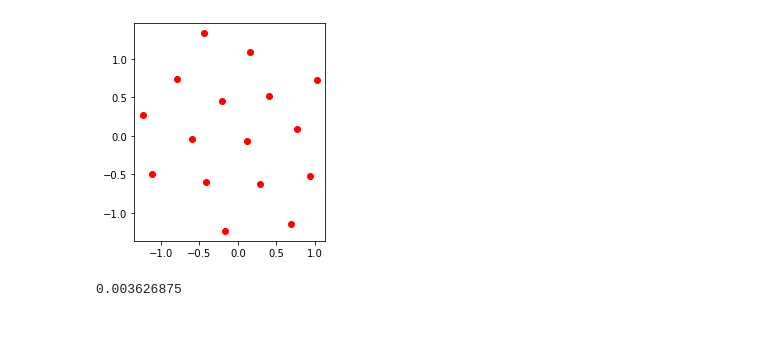
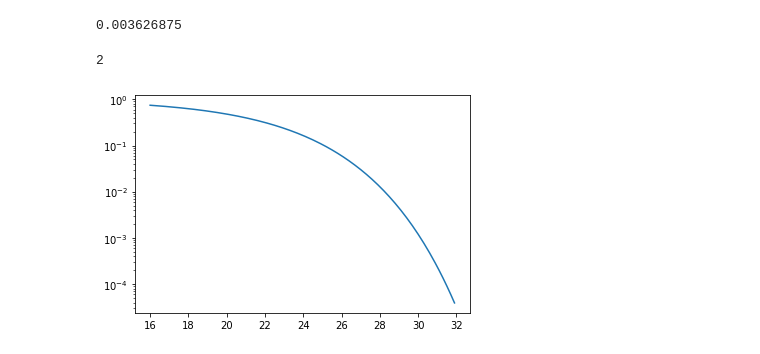
Before and after one commit to DmitryBelikov/ml-modulation, a Jupyter notebook: notebooks/Baseline.ipynb, the cells around one changed output. Drawn from its saved outputs; the diff is of its cells as text; code cells hidden in the pictures; blank space fills up the shorter version.

```diff
--- a/notebooks/Baseline.ipynb
+++ b/notebooks/Baseline.ipynb
@@ -119,11 +262,23 @@ LOCAL_RANK: 0 - CUDA_VISIBLE_DEVICES: [0,1,2,3,4,5]
 # %%
+bit_count = 6
+class_count = 2 ** bit_count
+dataset = ModulatorDataset(bit_count)
+dataloader = DataLoader(dataset, batch_size=class_count, shuffle=True)
+
+# class_count = 64
+loaded = ModulatorAutoencoder(class_count, 2, 25)
+loaded.load_state_dict(torch.load(Path('model_storage/ae_64_20.pt')))
+loaded.eval()
+# loaded = model
+# loaded.eval()
+device_id = 0
+device = torch.device(f'cuda:{device_id}')
+loaded = loaded.to(device)
 outputs = []
 for batch in dataloader:
-    cur_outputs = model.to(device).encoder(batch.to(device))
+    cur_outputs = loaded.encoder(batch.to(device))
     outputs.append(cur_outputs.cpu().detach().numpy())
 points = np.concatenate(outputs)
 plt.gca().set_aspect('equal', adjustable='box')
 for point in points:
     plt.scatter(x=point[0], y=point[1], c='red')
-# %% [output]
-[figure, removed]
@@ -152,3 +309,7 @@ ser = error_count / len(true_labels)
 ser
 # %% [output]
 0.003626875
+# %%
+2
+# %% [output]
+2
@@ -154,0 +321,51 @@ ser
+# %%
+from scipy.special import erfc
+
+def Q(x):
+    return erfc(x / np.sqrt(2)) / 2
+
+def p_error(snr, q=16):
+    sigma = 1 / 2 / (10 ** (snr / 10))
+    n0 = 2 * sigma
+    return 1 - (1 - 2 * Q(np.sqrt(3 / n0 / (q - 1)))) ** 2
+
+def p_stupid(snr, q=16):
+    sigma = 1 / 2 / (10 ** (snr / 10))
+    n0 = 2 * sigma
+    return np.exp(-3 / 2 / (q - 1) / n0)
+
+snrs = np.arange(16, 32, 0.1)
+plt.yscale('log')
+# for q in [4, 16, 64]:
+for q in [256]:
+    ys = [p_error(snr, q) for snr in snrs]
+    # zs = [p_stupid(snr, q) for snr in snrs]
+    plt.plot(snrs, ys)
+    # plt.plot(snrs, zs)
+
+
+# bit_count = 6
+# class_count = 2 ** bit_count
+# nn_probs = []
+# nn_snrs = [18, 19, 20, 21, 22, 23, 24]
+# for snr in nn_snrs:
+#     loaded = ModulatorAutoencoder(class_count, 2, snr)
+#     loaded.load_state_dict(torch.load(Path(f'model_storage/ae_{class_count}_{snr}.pt')))
+#     loaded.eval()
+
+#     dataset = ModulatorDataset(bit_count)
+#     dataloader = DataLoader(dataset, batch_size=class_count, shuffle=True, pin_memory=True)
+
+#     correct = 0
+#     total = 0
+#     for _ in range(10 ** 3):
+#         for batch in dataloader:
+#             prediction = loaded(batch).cpu().detach().argmax(-1)
+#             true_labels = batch.argmax(-1)
+#             correct += (true_labels == prediction).sum().item()
+#             total += class_count
+#     nn_probs.append(1 - correct / total)
+
+# plt.scatter(nn_snrs, nn_probs, s=10, c='green');
+# %% [output]
+[figure, added]
```
Also changed, not shown: parts of 9 cells of this notebook, 26 other files.
